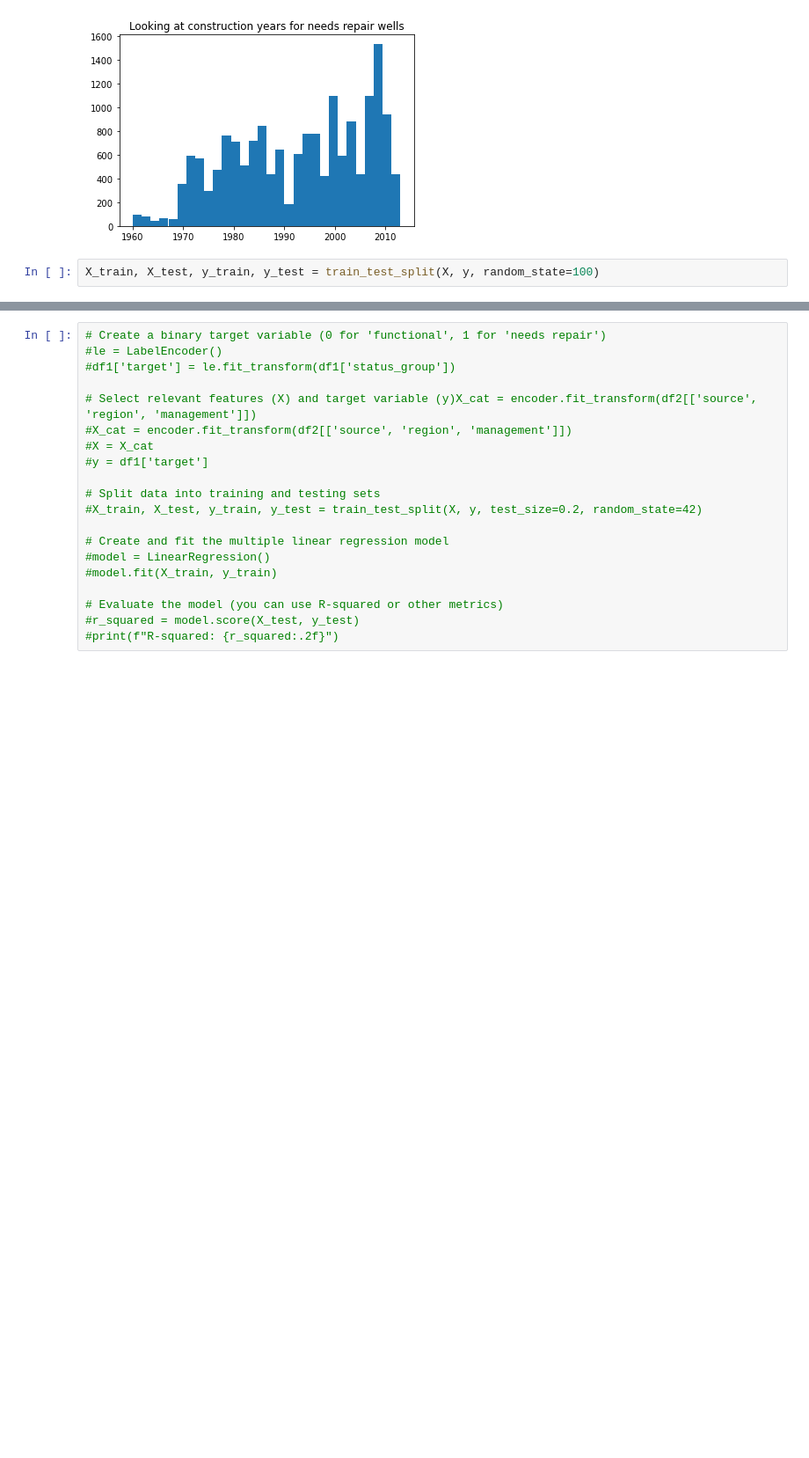
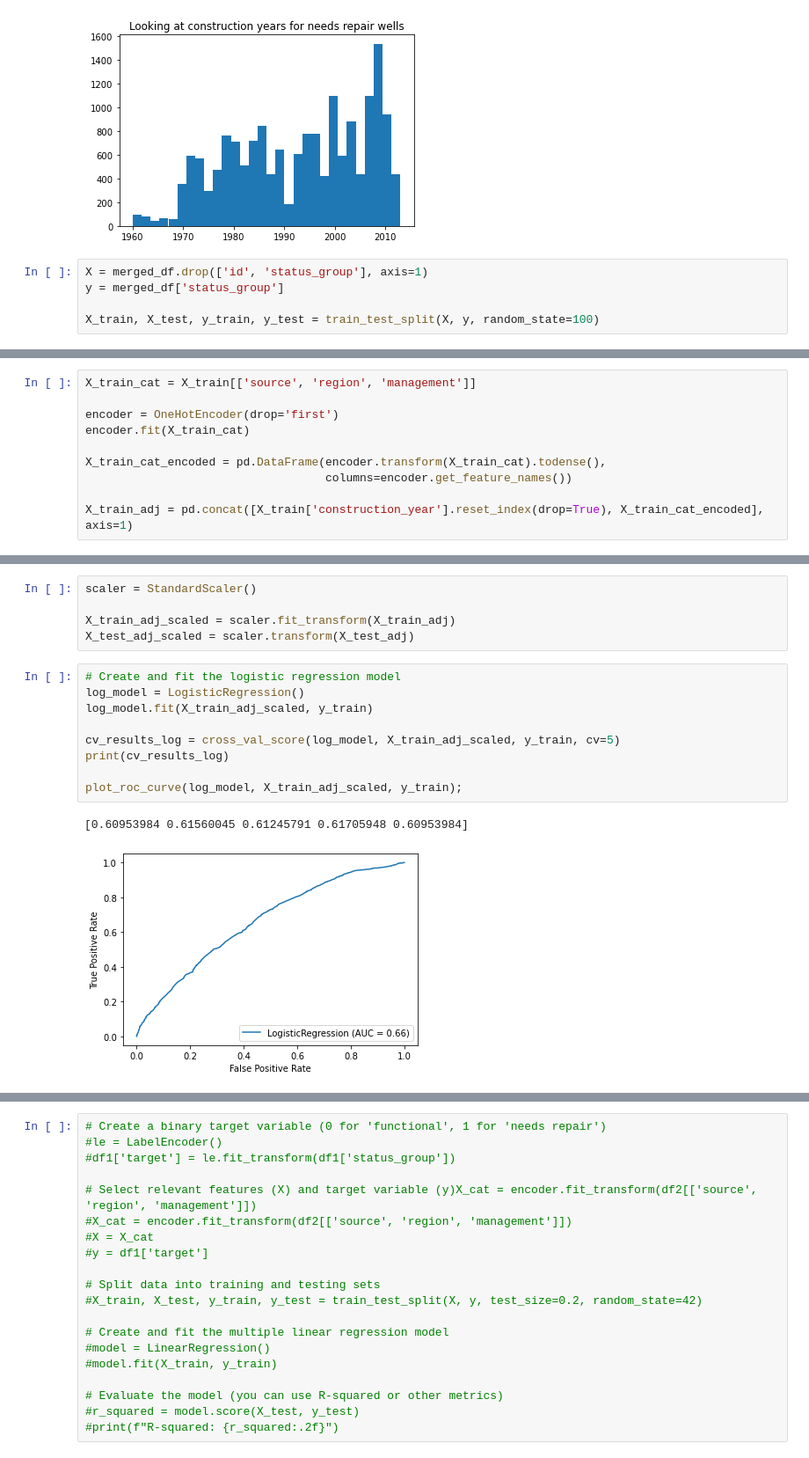
Before and after one commit to schoe4208/Tanzanian_NGO_Water_Wells_Predictor, a Jupyter notebook: water_well_predictor.ipynb, the cells around one changed output, grey strips where cells are left out. Shown: that part at 88% size. Drawn from its saved outputs; the diff is of its cells as text; blank space fills up the shorter version.

Commit message:
Model Cleaning

```diff
--- a/water_well_predictor.ipynb
+++ b/water_well_predictor.ipynb
@@ -373,4 +373,7 @@ max       2013.000000
 Name: construction_year, dtype: float64
 [figure]
 # %%
+X = merged_df.drop(['id', 'status_group'], axis=1)
+y = merged_df['status_group']
+
 X_train, X_test, y_train, y_test = train_test_split(X, y, random_state=100)
@@ -414,0 +424,10 @@ print(f"Model accuracy: {accuracy:.2f}")
+# %%
+X_train_cat = X_train[['source', 'region', 'management']]
+
+encoder = OneHotEncoder(drop='first')
+encoder.fit(X_train_cat)
+
+X_train_cat_encoded = pd.DataFrame(encoder.transform(X_train_cat).todense(),
+                                   columns=encoder.get_feature_names())
+
+X_train_adj = pd.concat([X_train['construction_year'].reset_index(drop=True), X_train_cat_encoded], axis=1)
@@ -414,0 +495,17 @@ print(f"Model accuracy: {accuracy:.2f}")
+# %%
+scaler = StandardScaler()
+
+X_train_adj_scaled = scaler.fit_transform(X_train_adj)
+X_test_adj_scaled = scaler.transform(X_test_adj)
+# %%
+# Create and fit the logistic regression model
+log_model = LogisticRegression()
+log_model.fit(X_train_adj_scaled, y_train)
+
+cv_results_log = cross_val_score(log_model, X_train_adj_scaled, y_train, cv=5)
+print(cv_results_log)
+
+plot_roc_curve(log_model, X_train_adj_scaled, y_train);
+# %% [output]
+[0.60953984 0.61560045 0.61245791 0.61705948 0.60953984]
+[figure, added]
```
Also changed, not shown: parts of 15 cells of this notebook.
